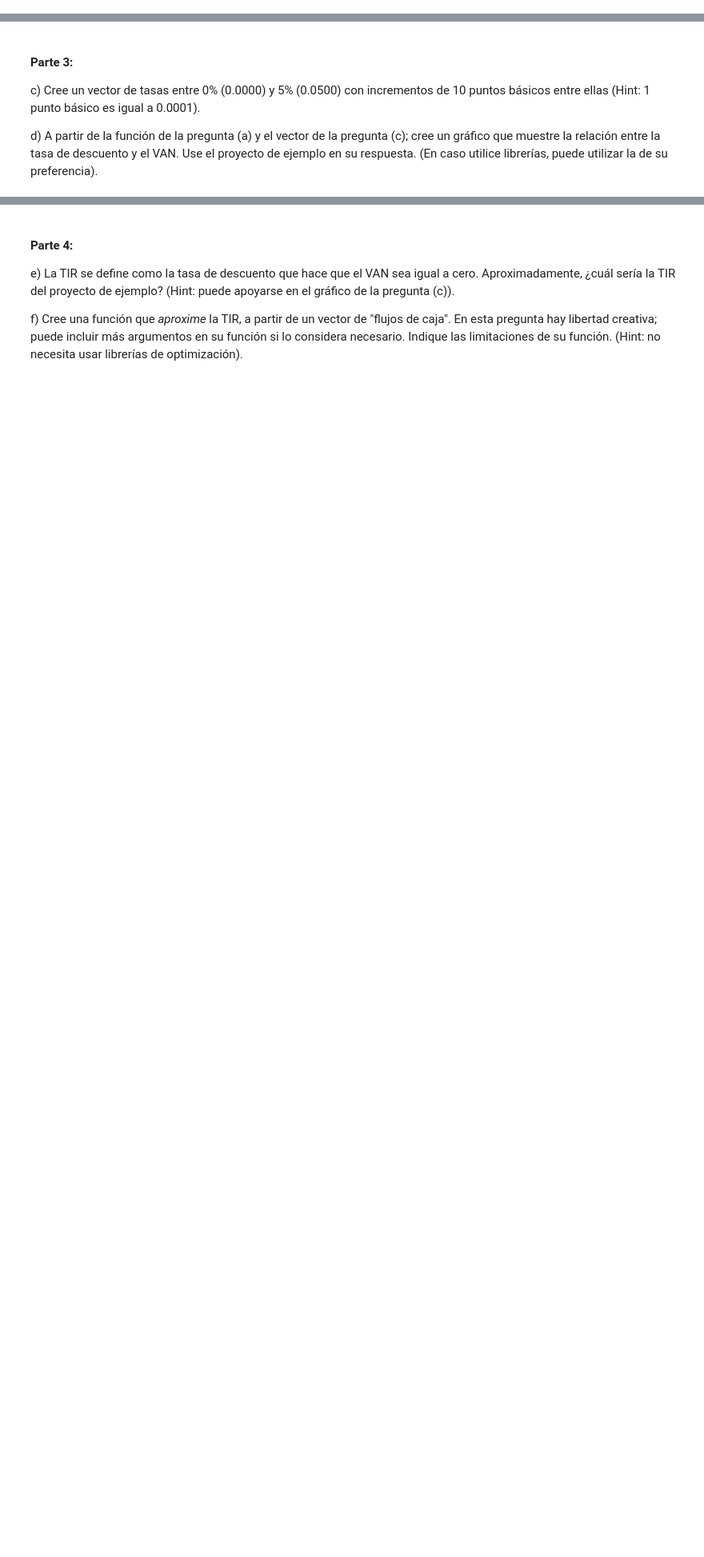
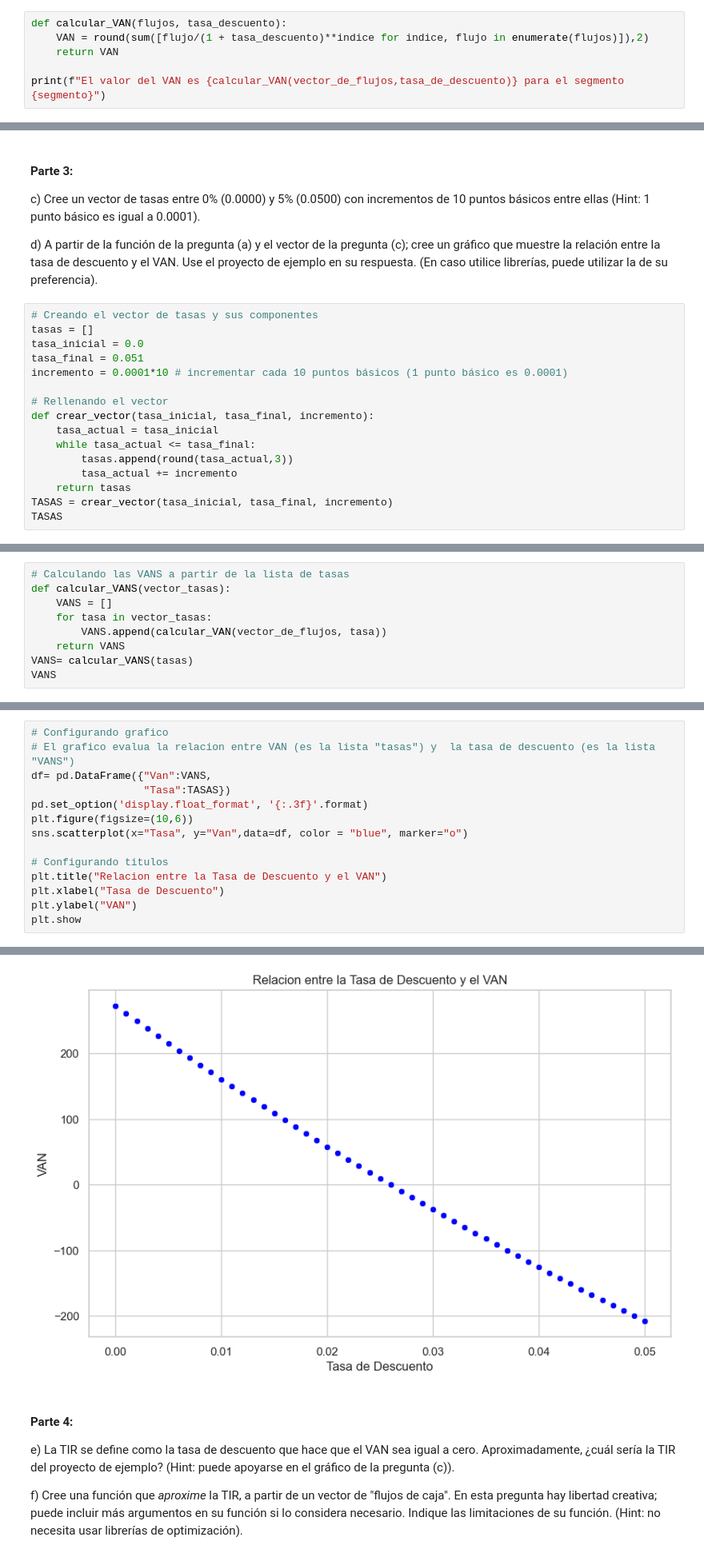
Before and after one commit to alehuari/BCP_BANCA, a Jupyter notebook: Archivos/Exam_ale.ipynb, the cells around one changed output, grey strips where cells are left out. Shown at 80% size. Saved outputs shown, nothing was run; the diff lists cells and outputs as text; blank space fills up the shorter version.

```diff
--- a/Archivos/Exam_ale.ipynb
+++ b/Archivos/Exam_ale.ipynb
@@ -49,3 +211,9 @@ La fórmula de VAN está dada por:
 vector_de_flujos = [-1900, 255, 227, 250, 158, 298, 199, 150, 169, 278, 188]
 tasa_de_descuento = 0.0146
 segmento = "CONSUMO"
+# %%
+def calcular_VAN(flujos, tasa_descuento):
+    VAN = round(sum([flujo/(1 + tasa_descuento)**indice for indice, flujo in enumerate(flujos)]),2)
+    return VAN
+
+print(f"El valor del VAN es {calcular_VAN(vector_de_flujos,tasa_de_descuento)} para el segmento {segmento}")
@@ -61,3 +245,19 @@ Considere que los segmentos "BEX" y "ENALTA" tienen una tasa de descuento de 0.0
 c) Cree un vector de tasas entre 0% (0.0000) y 5% (0.0500) con incrementos de 10 puntos básicos entre ellas (Hint: 1 punto básico es igual a 0.0001).
 
 d) A partir de la función de la pregunta (a) y el vector de la pregunta (c); cree un gráfico que muestre la relación entre la tasa de descuento y el VAN. Use el proyecto de ejemplo en su respuesta. (En caso utilice librerías, puede utilizar la de su preferencia).
+# %%
+# Creando el vector de tasas y sus componentes
+tasas = []
+tasa_inicial = 0.0
+tasa_final = 0.051
+incremento = 0.0001*10 # incrementar cada 10 puntos básicos (1 punto básico es 0.0001)
+
+# Rellenando el vector
+def crear_vector(tasa_inicial, tasa_final, incremento):
+    tasa_actual = tasa_inicial
+    while tasa_actual <= tasa_final:
+        tasas.append(round(tasa_actual,3))
+        tasa_actual += incremento
+    return tasas
+TASAS = crear_vector(tasa_inicial, tasa_final, incremento)
+TASAS
@@ -63,0 +282,9 @@ d) A partir de la función de la pregunta (a) y el vector de la pregunta (c); cr
+# %%
+# Calculando las VANS a partir de la lista de tasas
+def calcular_VANS(vector_tasas):
+    VANS = []
+    for tasa in vector_tasas:
+        VANS.append(calcular_VAN(vector_de_flujos, tasa))
+    return VANS
+VANS= calcular_VANS(tasas)
+VANS
@@ -63,0 +309,15 @@ d) A partir de la función de la pregunta (a) y el vector de la pregunta (c); cr
+# %%
+# Configurando grafico
+# El grafico evalua la relacion entre VAN (es la lista "tasas") y  la tasa de descuento (es la lista "VANS")
+df= pd.DataFrame({"Van":VANS,
+                  "Tasa":TASAS})
+pd.set_option('display.float_format', '{:.3f}'.format)
+plt.figure(figsize=(10,6))
+sns.scatterplot(x="Tasa", y="Van",data=df, color = "blue", marker="o")
+
+# Configurando titulos
+plt.title("Relacion entre la Tasa de Descuento y el VAN")
+plt.xlabel("Tasa de Descuento")
+plt.ylabel("VAN")
+plt.show
+# %% [output]
@@ -64,3 +325,4 @@ d) A partir de la función de la pregunta (a) y el vector de la pregunta (c); cr
+[figure, added]
 # %% [markdown]
 #### Parte 4:
 
```
Also changed, not shown: parts of 23 cells of this notebook, 2 other files.
